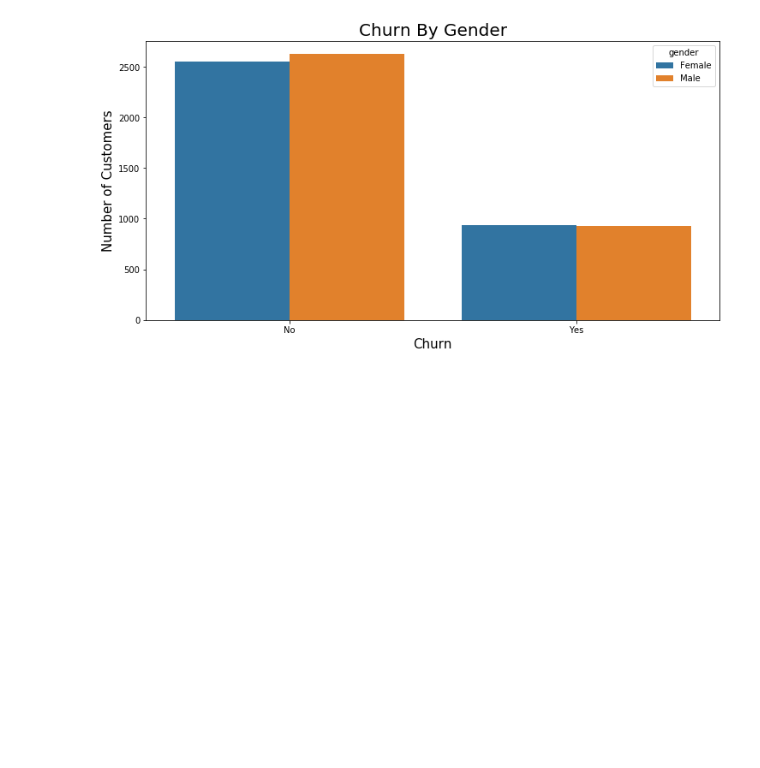
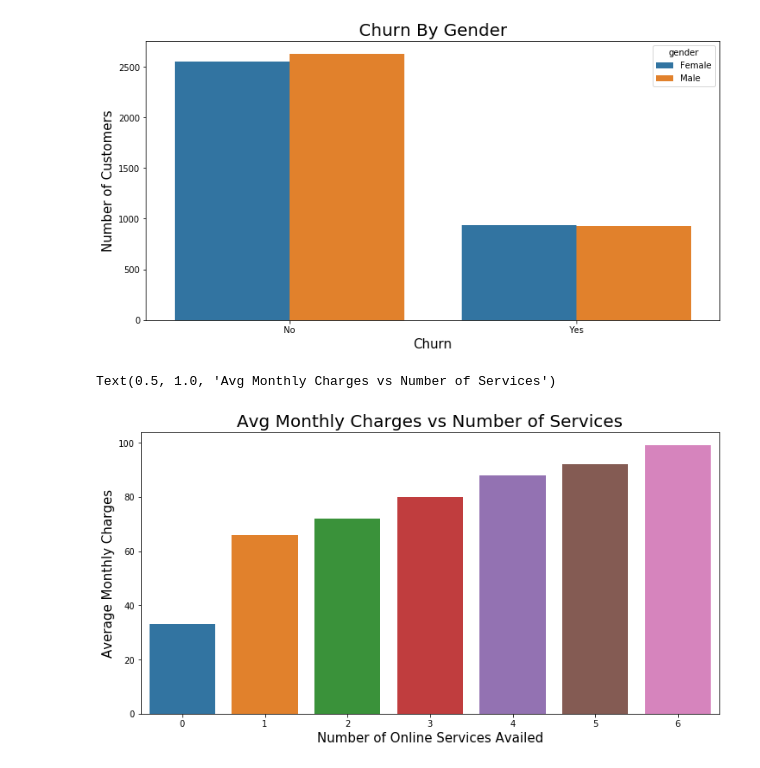
Before and after one commit to enriqueferrao/Telco_Customer_Churn, a Jupyter notebook: Telco_Customer_Churn.ipynb, the cells around one changed output. Cells and saved outputs as stored; diff of their text form; code cells hidden in the pictures; blank space fills up the shorter version.

```diff
--- a/Telco_Customer_Churn.ipynb
+++ b/Telco_Customer_Churn.ipynb
@@ -221,3 +221,15 @@ ax.set_title('Churn By Gender', fontsize=20)
 # %% [output]
 Text(0.5, 1.0, 'Churn By Gender')
 [figure]
+# %%
+agg = file_data.replace('Yes',1).replace('No', 0).groupby('Total_online_services', as_index=False)[['MonthlyCharges']].mean()
+agg[['MonthlyCharges']] = np.round(agg[['MonthlyCharges']], 0)
+
+plt.figure(figsize=(12,6))
+ax = sns.barplot(y='MonthlyCharges', x='Total_online_services', data=agg)
+ax.set_xlabel('Number of Online Services Availed', fontsize=15)
+ax.set_ylabel('Average Monthly Charges',  fontsize=15)
+ax.set_title('Avg Monthly Charges vs Number of Services', fontsize=20)
+# %% [output]
+Text(0.5, 1.0, 'Avg Monthly Charges vs Number of Services')
+[figure, added]
```
Also changed, not shown: parts of 6 cells of this notebook.
